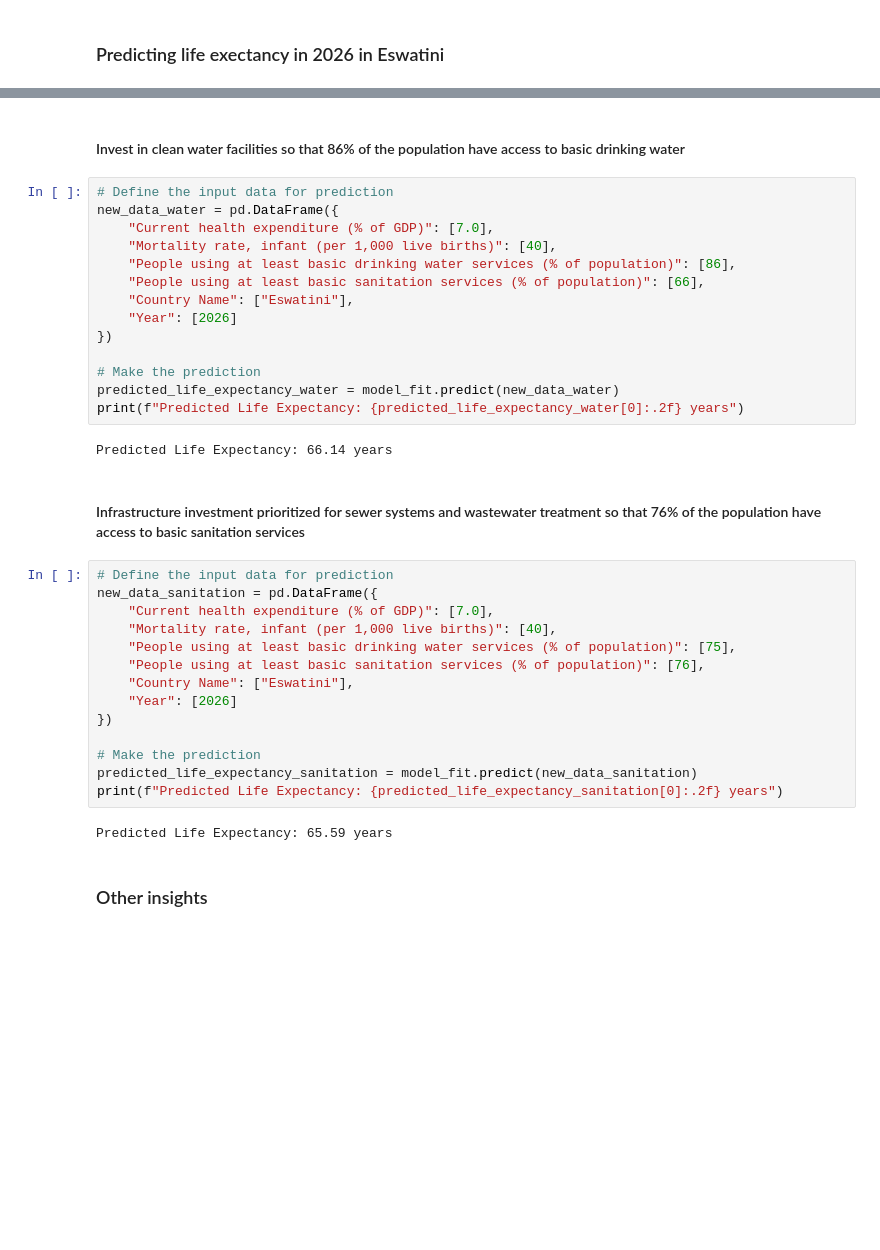
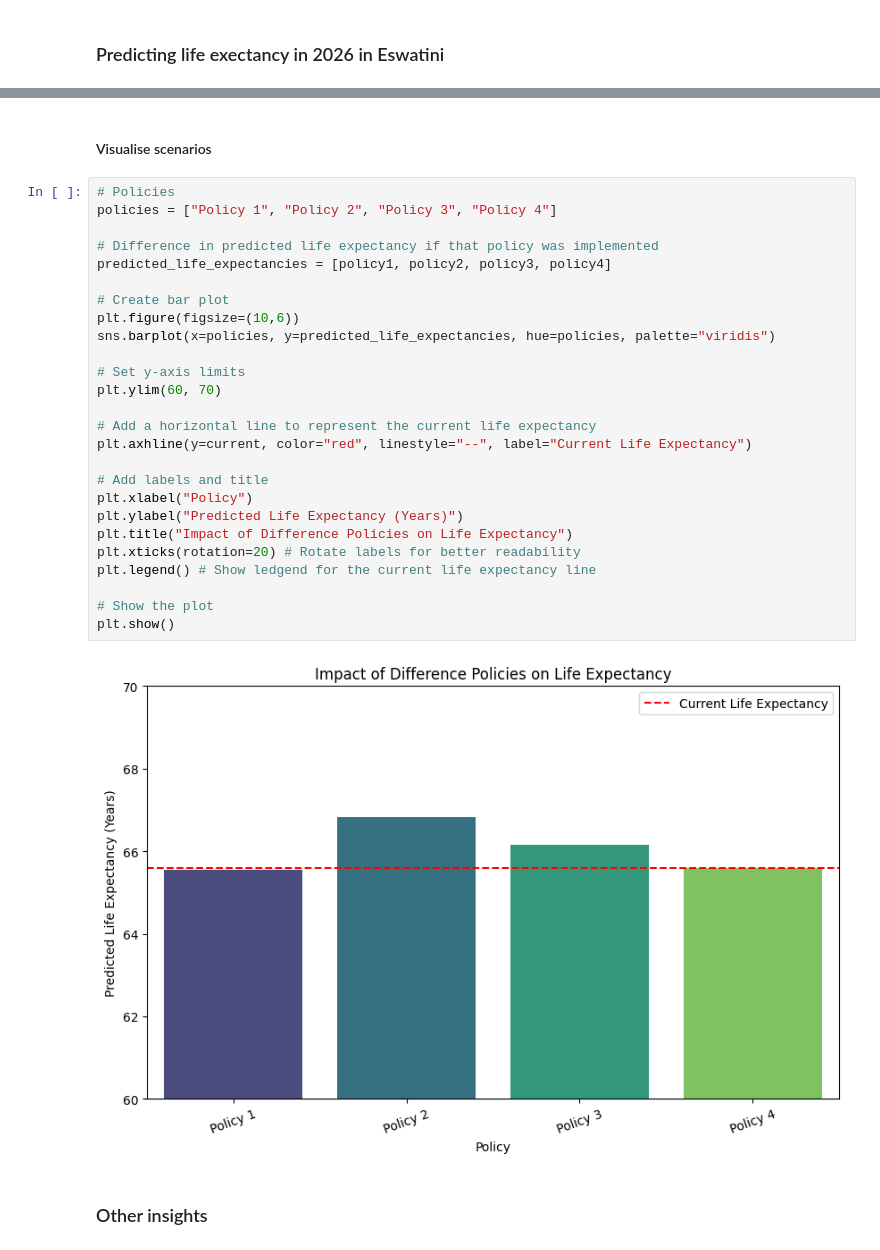
Before and after one commit to abigailwrightson/data-science-blog-post-project, a Jupyter notebook: life_expectancy_in_lower_middle_income_countries_final.ipynb, the cells around one changed output, grey strips where cells are left out. Saved outputs shown, nothing was run; the diff lists cells and outputs as text; blank space fills up the shorter version.

```diff
--- a/life_expectancy_in_lower_middle_income_countries_final.ipynb
+++ b/life_expectancy_in_lower_middle_income_countries_final.ipynb
@@ -439,39 +457,33 @@ Predicted Life Expectancy: 66.83 years
-# %% [markdown]
-#### Invest in clean water facilities so that 86% of the population have access to basic drinking water
-# %%
-# Define the input data for prediction
-new_data_water = pd.DataFrame({
-    "Current health expenditure (% of GDP)": [7.0],
-    "Mortality rate, infant (per 1,000 live births)": [40],
-    "People using at least basic drinking water services (% of population)": [86],
-    "People using at least basic sanitation services (% of population)": [66],
-    "Country Name": ["Eswatini"],
-    "Year": [2026]
-})
-
-# Make the prediction
-predicted_life_expectancy_water = model_fit.predict(new_data_water)
-print(f"Predicted Life Expectancy: {predicted_life_expectancy_water[0]:.2f} years")
-# %% [output]
-Predicted Life Expectancy: 66.14 years
-# %% [markdown]
-#### Infrastructure investment prioritized for sewer systems and wastewater treatment so that 76% of the population have access to basic sanitation services
-# %%
-# Define the input data for prediction
-new_data_sanitation = pd.DataFrame({
-    "Current health expenditure (% of GDP)": [7.0],
-    "Mortality rate, infant (per 1,000 live births)": [40],
-    "People using at least basic drinking water services (% of population)": [75],
-    "People using at least basic sanitation services (% of population)": [76],
-    "Country Name": ["Eswatini"],
-    "Year": [2026]
-})
-
-# Make the prediction
-predicted_life_expectancy_sanitation = model_fit.predict(new_data_sanitation)
-print(f"Predicted Life Expectancy: {predicted_life_expectancy_sanitation[0]:.2f} years")
-# %% [output]
-Predicted Life Expectancy: 65.59 years
+# %% [markdown]
+#### Visualise scenarios
+# %%
+# Policies
+policies = ["Policy 1", "Policy 2", "Policy 3", "Policy 4"]
+
+# Difference in predicted life expectancy if that policy was implemented
+predicted_life_expectancies = [policy1, policy2, policy3, policy4]
+
+# Create bar plot
+plt.figure(figsize=(10,6))
+sns.barplot(x=policies, y=predicted_life_expectancies, hue=policies, palette="viridis")
+
+# Set y-axis limits
+plt.ylim(60, 70)
+
+# Add a horizontal line to represent the current life expectancy
+plt.axhline(y=current, color="red", linestyle="--", label="Current Life Expectancy")
+
+# Add labels and title
+plt.xlabel("Policy")
+plt.ylabel("Predicted Life Expectancy (Years)")
+plt.title("Impact of Difference Policies on Life Expectancy")
+plt.xticks(rotation=20) # Rotate labels for better readability
+plt.legend() # Show ledgend for the current life expectancy line
+
+# Show the plot
+plt.show()
+# %% [output]
+[figure, added]
 # %% [markdown]
 ### Other insights
 # %% [markdown]
```
Also changed, not shown: parts of 36 cells of this notebook.
